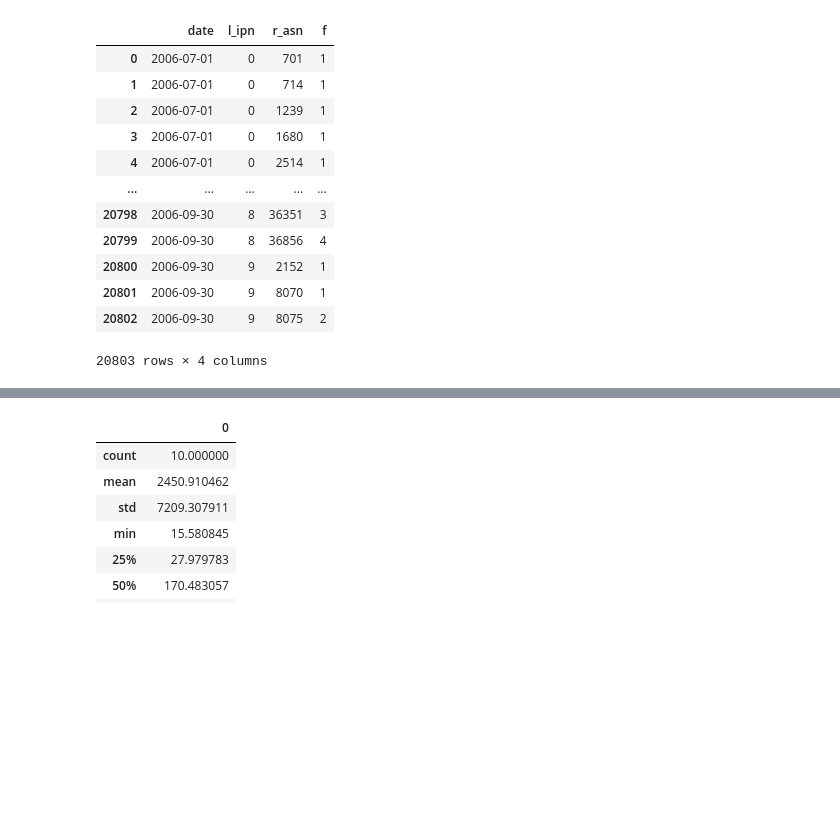
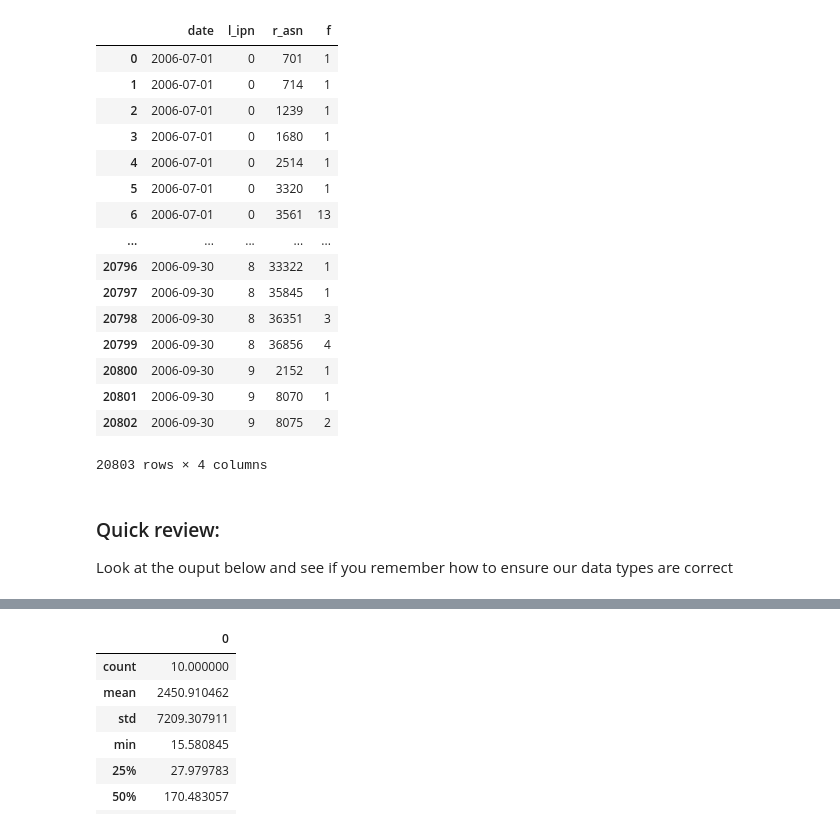
Before and after one commit to fargetan/ASO_100, a Jupyter notebook: Discovery Analytics PE.ipynb, the cells around one changed output, grey strips where cells are left out. Drawn from its saved outputs; the diff is of its cells as text; code cells hidden in the pictures; blank space fills up the shorter version.

```diff
--- a/Discovery Analytics PE.ipynb
+++ b/Discovery Analytics PE.ipynb
@@ -1,25 +8,37 @@
 # %%
 import pandas as pd
+from pandas import DataFrame as df
+from matplotlib import pyplot as plt
 import seaborn as sns
 import numpy as np
 from pprint import pprint
 
-pd.set_option("max_rows", 10)
+# formatting
+pd.set_option("max_rows", 15)
 
+# read in our test data
 dta = pd.read_csv("data/network_traffic.csv")
 
+#display our DataFrame
 dta
 # %% [output]
 |  | date | l_ipn | r_asn | f |
 | 0 | 2006-07-01 | 0 | 701 | 1 |
 | 1 | 2006-07-01 | 0 | 714 | 1 |
 | 2 | 2006-07-01 | 0 | 1239 | 1 |
 | 3 | 2006-07-01 | 0 | 1680 | 1 |
 | 4 | 2006-07-01 | 0 | 2514 | 1 |
+| 5 | 2006-07-01 | 0 | 3320 | 1 |
+| 6 | 2006-07-01 | 0 | 3561 | 13 |
 | ... | ... | ... | ... | ... |
+| 20796 | 2006-09-30 | 8 | 33322 | 1 |
+| 20797 | 2006-09-30 | 8 | 35845 | 1 |
 | 20798 | 2006-09-30 | 8 | 36351 | 3 |
 | 20799 | 2006-09-30 | 8 | 36856 | 4 |
 | 20800 | 2006-09-30 | 9 | 2152 | 1 |
 | 20801 | 2006-09-30 | 9 | 8070 | 1 |
 | 20802 | 2006-09-30 | 9 | 8075 | 2 |
 20803 rows × 4 columns
+# %% [markdown]
+### Quick review:
+Look at the ouput below and see if you remember how to ensure our data types are correct
```
Also changed, not shown: parts of 27 cells of this notebook.
